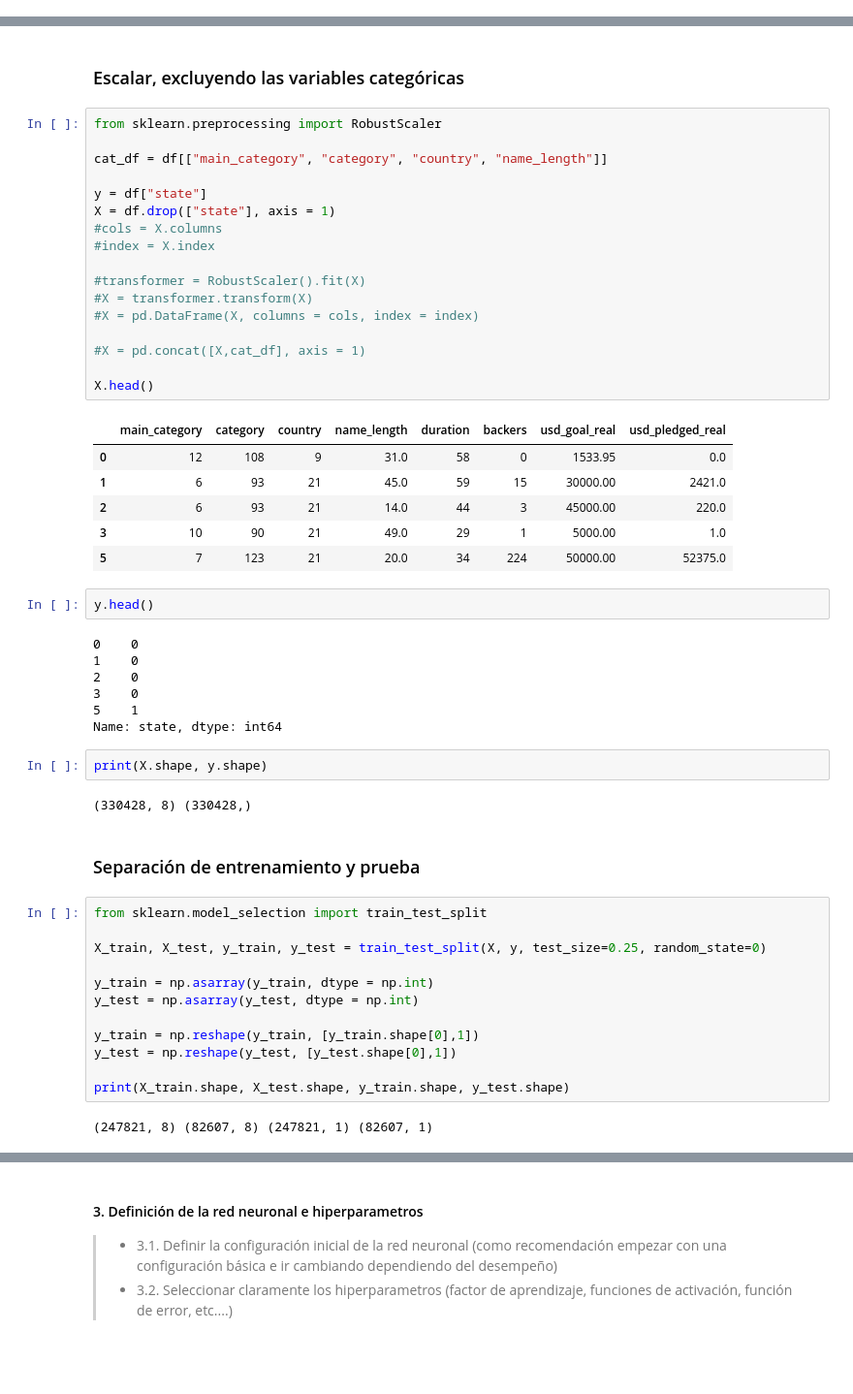
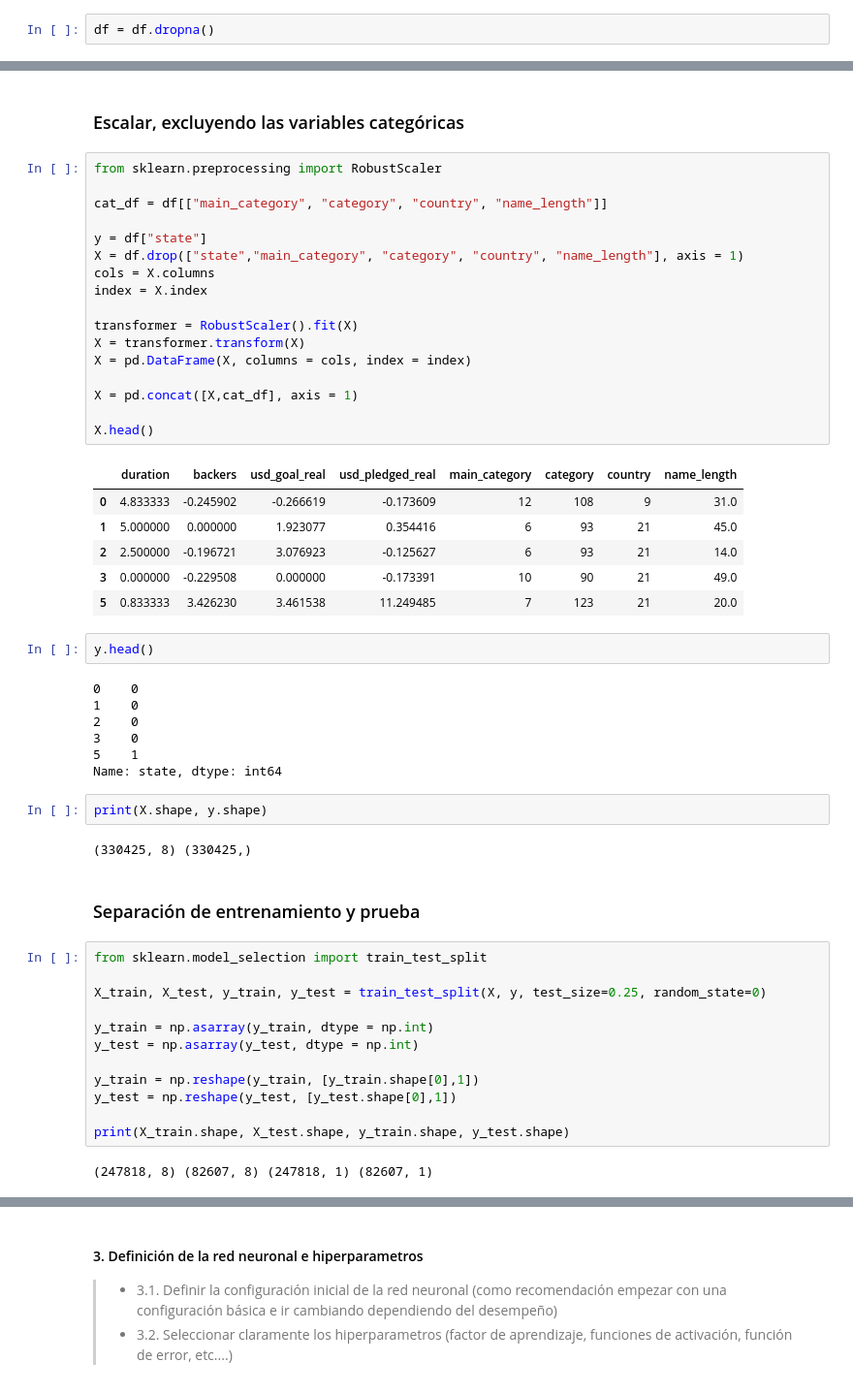
Before and after one commit to BrendaLPhys/RNP-Eval1, a Jupyter notebook: Evaluacion Parcial 1 - Redes Neuronales Profundas.ipynb, the cells around one changed output, grey strips where cells are left out. Shown at 97% size. Drawn from its saved outputs; the diff is of its cells as text; blank space fills up the shorter version.

Commit message:
dropnas

```diff
--- a/Evaluacion Parcial 1 - Redes Neuronales Profundas.ipynb
+++ b/Evaluacion Parcial 1 - Redes Neuronales Profundas.ipynb
@@ -587,6 +587,8 @@ df.head()
 | 2 | 6 | 93 | 21 | 14.0 | 44 | 3 | 45000.00 | 220.0 | ... |
 | 3 | 10 | 90 | 21 | 49.0 | 29 | 1 | 5000.00 | 1.0 | ... |
 | 5 | 7 | 123 | 21 | 20.0 | 34 | 224 | 50000.00 | 52375.0 | ... |
+# %%
+df = df.dropna()
 # %%
 df.info()
 # %% [output]
@@ -615,27 +617,27 @@ fig = sns.heatmap(df.corr(),annot=True,cmap='RdYlGn',linewidths=0.2)
 # %%
 from sklearn.preprocessing import RobustScaler
 
 cat_df = df[["main_category", "category", "country", "name_length"]]
 
 y = df["state"]
-X = df.drop(["state"], axis = 1)
-#cols = X.columns
-#index = X.index
+X = df.drop(["state","main_category", "category", "country", "name_length"], axis = 1)
+cols = X.columns
+index = X.index
 
-#transformer = RobustScaler().fit(X)
-#X = transformer.transform(X)
-#X = pd.DataFrame(X, columns = cols, index = index)
+transformer = RobustScaler().fit(X)
+X = transformer.transform(X)
+X = pd.DataFrame(X, columns = cols, index = index)
 
-#X = pd.concat([X,cat_df], axis = 1)
+X = pd.concat([X,cat_df], axis = 1)
 
 X.head()
 # %% [output]
-|  | main_category | category | country | name_length | duration | backers | usd_goal_real | usd_pledged_real |
-| 0 | 12 | 108 | 9 | 31.0 | 58 | 0 | 1533.95 | 0.0 |
-| 1 | 6 | 93 | 21 | 45.0 | 59 | 15 | 30000.00 | 2421.0 |
-| 2 | 6 | 93 | 21 | 14.0 | 44 | 3 | 45000.00 | 220.0 |
-| 3 | 10 | 90 | 21 | 49.0 | 29 | 1 | 5000.00 | 1.0 |
-| 5 | 7 | 123 | 21 | 20.0 | 34 | 224 | 50000.00 | 52375.0 |
+|  | duration | backers | usd_goal_real | usd_pledged_real | main_category | category | country | name_length |
+| 0 | 4.833333 | -0.245902 | -0.266619 | -0.173609 | 12 | 108 | 9 | 31.0 |
+| 1 | 5.000000 | 0.000000 | 1.923077 | 0.354416 | 6 | 93 | 21 | 45.0 |
+| 2 | 2.500000 | -0.196721 | 3.076923 | -0.125627 | 6 | 93 | 21 | 14.0 |
+| 3 | 0.000000 | -0.229508 | 0.000000 | -0.173391 | 10 | 90 | 21 | 49.0 |
+| 5 | 0.833333 | 3.426230 | 3.461538 | 11.249485 | 7 | 123 | 21 | 20.0 |
 # %%
 y.head()
 # %% [output]
@@ -648,7 +650,7 @@ Name: state, dtype: int64
 # %%
 print(X.shape, y.shape)
 # %% [output]
-(330428, 8) (330428,)
+(330425, 8) (330425,)
 # %% [markdown]
 ### Separación de entrenamiento y prueba
 # %%
@@ -664,7 +666,7 @@ y_test = np.reshape(y_test, [y_test.shape[0],1])
 
 print(X_train.shape, X_test.shape, y_train.shape, y_test.shape)
 # %% [output]
-(247821, 8) (82607, 8) (247821, 1) (82607, 1)
+(247818, 8) (82607, 8) (247818, 1) (82607, 1)
 # %%
 X_train.head()
 # %% [output]
```
Also changed, not shown: parts of 7 cells of this notebook, 1 other file.
